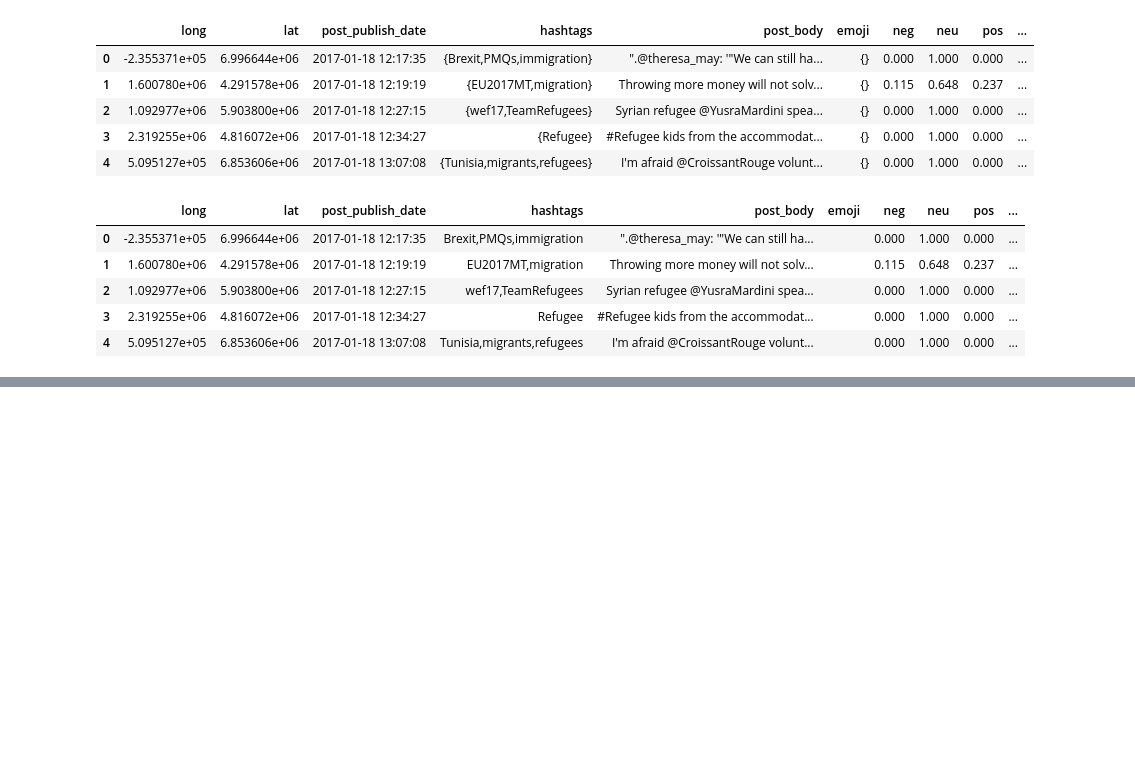
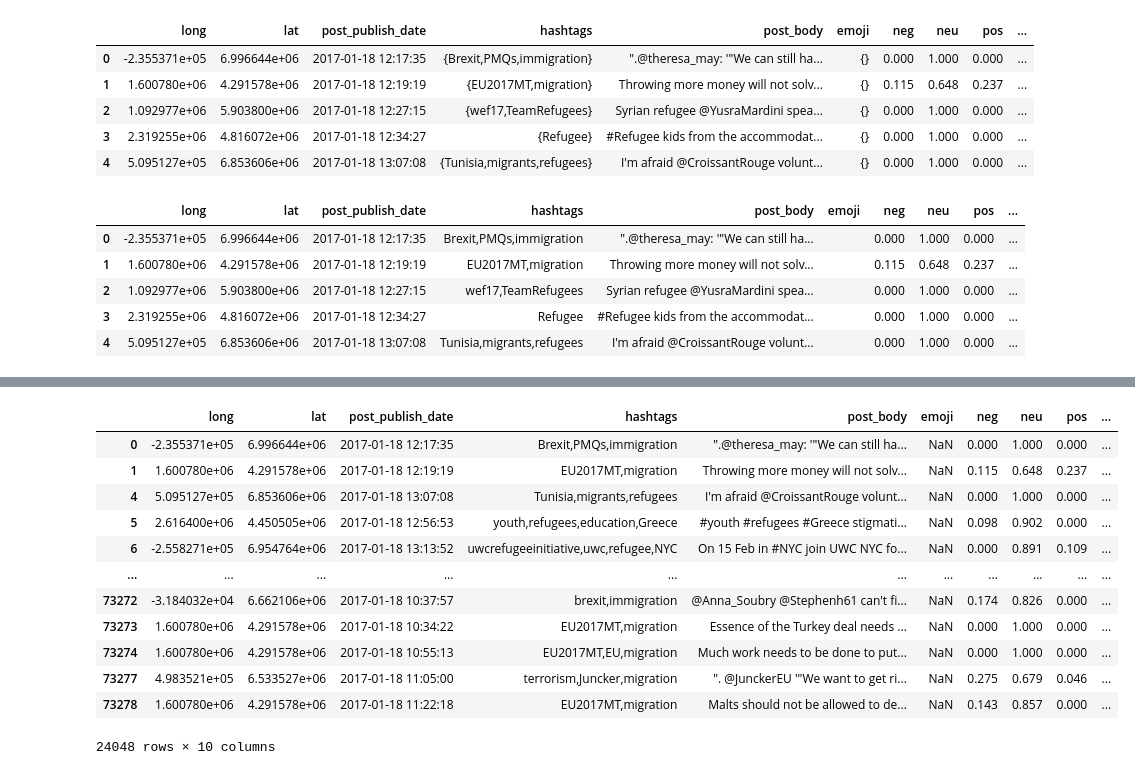
Before and after one commit to TheCount11/Refugee, a Jupyter notebook: Jupyter/Rough.ipynb, the cells around one changed output, grey strips where cells are left out. Cells and saved outputs as stored; diff of their text form; code cells hidden in the pictures; blank space fills up the shorter version.

Commit message:
worked with hashtag:refugee,blueprint for other languages

```diff
--- a/Jupyter/Rough.ipynb
+++ b/Jupyter/Rough.ipynb
@@ -148,0 +178,4 @@ test_sent1.to_csv(Path.cwd().parents[0] / "CSV" / "Raw"/ "tweetsentiment_clean.c
+# %%
+df['post_publish_date'] = pd.to_datetime(df['post_publish_date'])
+df['post_publish_date'] = df['post_publish_date'].dt.strftime('%m/%Y')
+df['post_publish_date'].head()
@@ -148,0 +189,19 @@ test_sent1.to_csv(Path.cwd().parents[0] / "CSV" / "Raw"/ "tweetsentiment_clean.c
+# %%
+word = 'eu,brexit,refugee'
+
+
+tags = ['refugee','refugees', 'muslimban', 'migration', 'refugeeswelcome','immigration']
+
+def mask(x):
+    if x.find(','):
+        if set(x.split(',')).intersection(tags):
+            return True
+        return False
+    else:
+        if x in tags:
+            return True
+    return False
+
+df_tags = df.where(df['hashtags'].apply(mask))
+# %%
+df_tags.dropna(subset = ['hashtags','post_body'],inplace =True)
@@ -148,0 +228,3 @@ test_sent1.to_csv(Path.cwd().parents[0] / "CSV" / "Raw"/ "tweetsentiment_clean.c
+# %%
+df_tags = df_tags.set_index('post_publish_date')
+df_tags.head()
@@ -148,0 +239,17 @@ test_sent1.to_csv(Path.cwd().parents[0] / "CSV" / "Raw"/ "tweetsentiment_clean.c
+# %%
+df_tags = df_tags.loc[:, ~df_tags.columns.str.contains('^Unnamed')]
+df_tags
+# %% [output]
+|  | long | lat | post_publish_date | hashtags | post_body | emoji | neg | neu | pos | ... |
+| 0 | -2.355371e+05 | 6.996644e+06 | 2017-01-18 12:17:35 | Brexit,PMQs,immigration | ".@theresa_may: '"We can still ha... | NaN | 0.000 | 1.000 | 0.000 | ... |
+| 1 | 1.600780e+06 | 4.291578e+06 | 2017-01-18 12:19:19 | EU2017MT,migration | Throwing more money will not solv... | NaN | 0.115 | 0.648 | 0.237 | ... |
+| 4 | 5.095127e+05 | 6.853606e+06 | 2017-01-18 13:07:08 | Tunisia,migrants,refugees | I'm afraid @CroissantRouge volunt... | NaN | 0.000 | 1.000 | 0.000 | ... |
+| 5 | 2.616400e+06 | 4.450505e+06 | 2017-01-18 12:56:53 | youth,refugees,education,Greece | #youth #refugees #Greece stigmati... | NaN | 0.098 | 0.902 | 0.000 | ... |
+| 6 | -2.558271e+05 | 6.954764e+06 | 2017-01-18 13:13:52 | uwcrefugeeinitiative,uwc,refugee,NYC | On 15 Feb in #NYC join UWC NYC fo... | NaN | 0.000 | 0.891 | 0.109 | ... |
+| ... | ... | ... | ... | ... | ... | ... | ... | ... | ... | ... |
+| 73272 | -3.184032e+04 | 6.662106e+06 | 2017-01-18 10:37:57 | brexit,immigration | @Anna_Soubry @Stephenh61 can't fi... | NaN | 0.174 | 0.826 | 0.000 | ... |
+| 73273 | 1.600780e+06 | 4.291578e+06 | 2017-01-18 10:34:22 | EU2017MT,migration | Essence of the Turkey deal needs ... | NaN | 0.000 | 1.000 | 0.000 | ... |
+| 73274 | 1.600780e+06 | 4.291578e+06 | 2017-01-18 10:55:13 | EU2017MT,EU,migration | Much work needs to be done to put... | NaN | 0.000 | 1.000 | 0.000 | ... |
+| 73277 | 4.983521e+05 | 6.533527e+06 | 2017-01-18 11:05:00 | terrorism,Juncker,migration | ". @JunckerEU '"We want to get ri... | NaN | 0.275 | 0.679 | 0.046 | ... |
+| 73278 | 1.600780e+06 | 4.291578e+06 | 2017-01-18 11:22:18 | EU2017MT,migration | Malts should not be allowed to de... | NaN | 0.143 | 0.857 | 0.000 | ... |
+24048 rows × 10 columns
```
Also changed, not shown: parts of 11 cells of this notebook, 6 other files.
